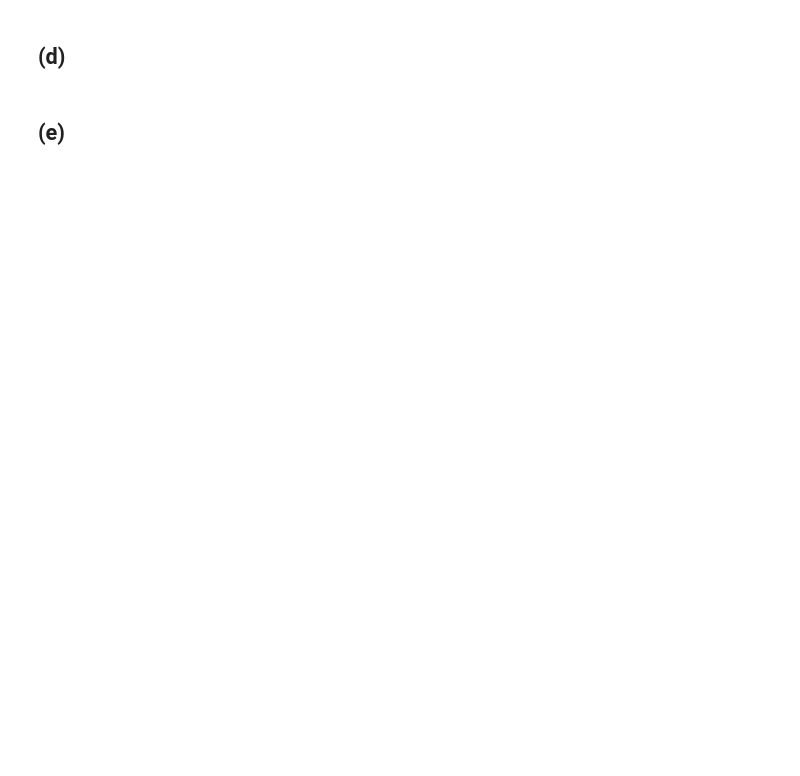
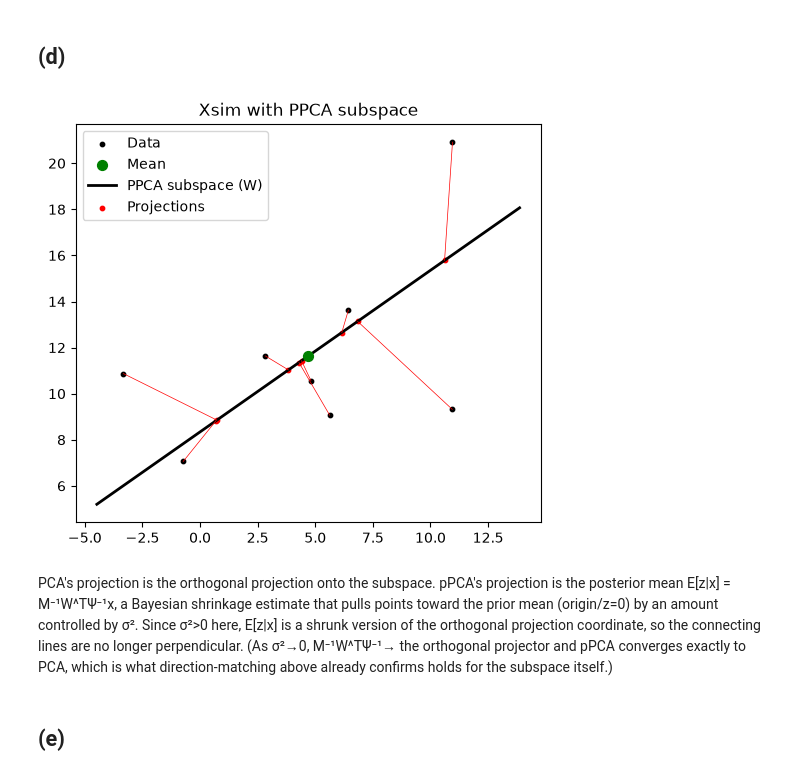
Before and after one commit to ALiao18/mini-latents, a Jupyter notebook: hw8.ipynb, the cells around one changed output. Saved outputs shown, nothing was run; the diff lists cells and outputs as text; code cells hidden in the pictures; blank space fills up the shorter version.

```diff
--- a/hw8.ipynb
+++ b/hw8.ipynb
@@ -189,2 +187,12 @@ plt.show()
 # %% [markdown]
 ## (c)
+# %%
+# ---- 2(c): PPCA covariance vs sample covariance ----
+W = ppca.components_                       # (2, 1)
+sigma2 = ppca.noise_model.psi               # scalar
+C_ppca = W @ W.T + sigma2 * np.eye(2)
+
+sample_cov = np.cov(Xsim, rowvar=False, ddof=0)   # ddof=0 to match EM's implicit population convention
+
+print("PPCA covariance (W W^T + sigma^2 I):\n", C_ppca)
+print("\nSample covariance:\n", sample_cov)
@@ -191,4 +207,37 @@ plt.show()
 # %% [markdown]
 ## (d)
+# %%
+# ---- 2(d): PPCA visualization ----
+w_vec = W[:, 0]
+Xsim_mean = ppca.mean_
+scale = np.sqrt(np.sum(w_vec**2)) * 2.5
+
+plt.figure(figsize=(6, 6))
+plt.scatter(Xsim[:, 0], Xsim[:, 1], color='black', s=10, label='Data')
+plt.scatter(Xsim_mean[0], Xsim_mean[1], color='green', s=50, zorder=5, label='Mean')
+
+# PC space line (through the mean, direction = W)
+plt.plot(
+    [Xsim_mean[0] - scale * w_vec[0]/np.linalg.norm(w_vec), Xsim_mean[0] + scale * w_vec[0]/np.linalg.norm(w_vec)],
+    [Xsim_mean[1] - scale * w_vec[1]/np.linalg.norm(w_vec), Xsim_mean[1] + scale * w_vec[1]/np.linalg.norm(w_vec)],
+    color='black', linewidth=2, label='PPCA subspace (W)'
+)
+
+# projections: x_hat_n = W E[z_n|x_n] + mean
+Ez = ppca.transform(Xsim)                    # (8, 1)
+X_projected = Xsim_mean + Ez @ W.T           # (8, 2)
+
+plt.scatter(X_projected[:, 0], X_projected[:, 1], color='red', s=10, label='Projections')
+for i in range(Xsim.shape[0]):
+    plt.plot([Xsim[i, 0], X_projected[i, 0]], [Xsim[i, 1], X_projected[i, 1]], color='red', linewidth=0.5)
+
+plt.title('Xsim with PPCA subspace')
+plt.gca().set_aspect('equal')
+plt.legend()
+plt.show()
+# %% [output]
+[figure, added]
+# %% [markdown]
+PCA's projection is the orthogonal projection onto the subspace. pPCA's projection is the posterior mean E[z|x] = M⁻¹W^TΨ⁻¹x, a Bayesian shrinkage estimate that pulls points toward the prior mean (origin/z=0) by an amount controlled by σ². Since σ²>0 here, E[z|x] is a shrunk version of the orthogonal projection coordinate, so the connecting lines are no longer perpendicular. (As σ²→0, M⁻¹W^TΨ⁻¹→ the orthogonal projector and pPCA converges exactly to PCA, which is what direction-matching above already confirms holds for the subspace itself.)
 # %% [markdown]
 ## (e)
```
Also changed, not shown: parts of 11 cells of this notebook, 2 other files.
